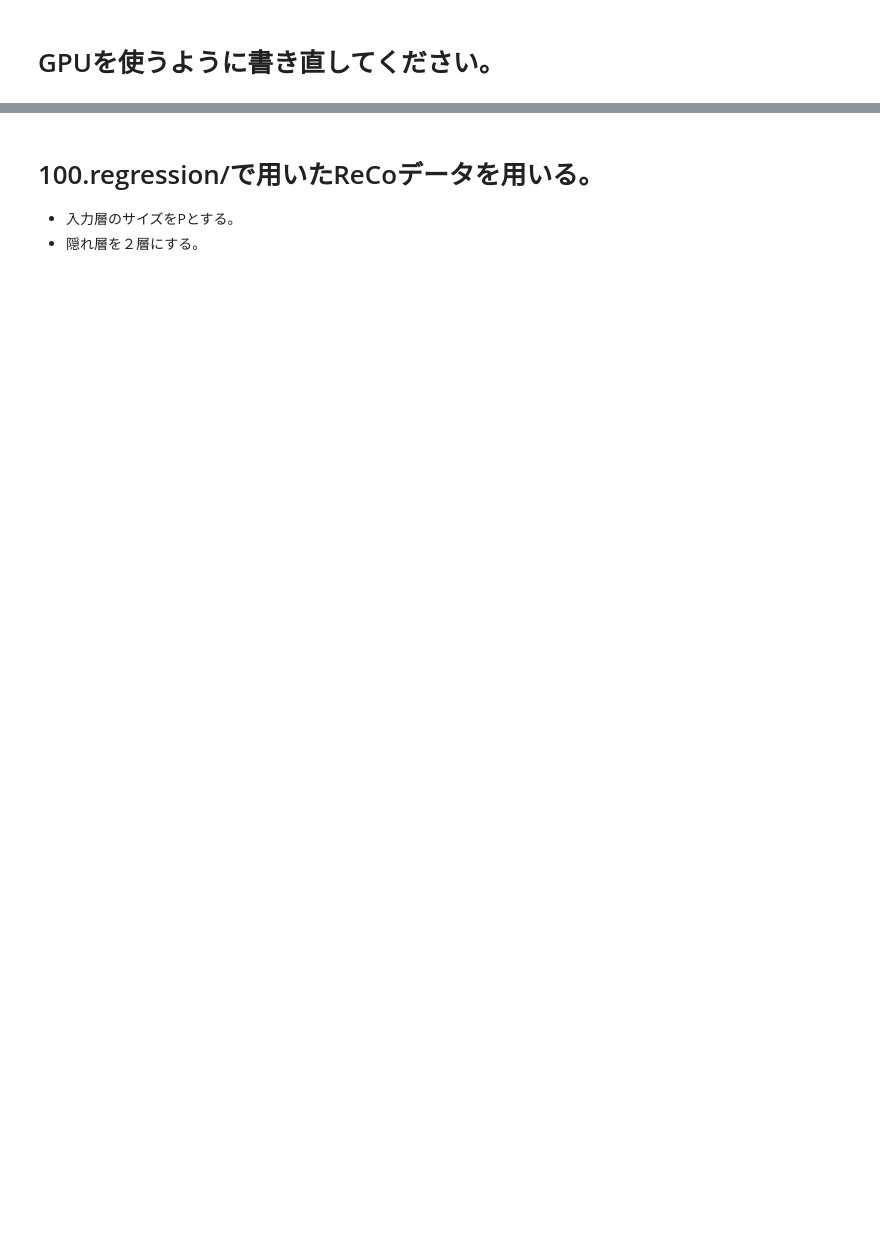
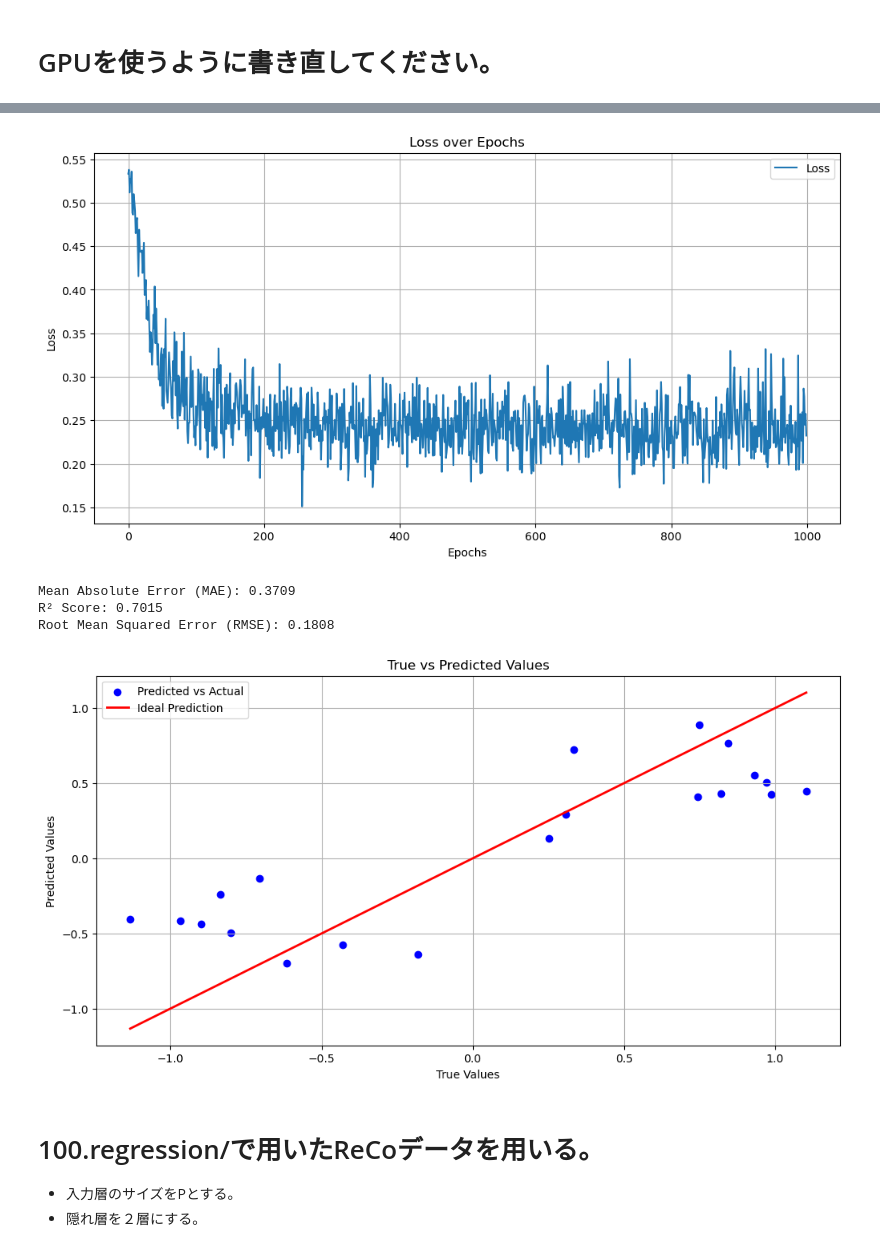
Before and after one commit to nim-hrkn/python_mi_seminar_2025, a Jupyter notebook: 200.NN/200.010.simple_NN.ipynb, the cells around one changed output, grey strips where cells are left out. Saved outputs shown, nothing was run; the diff lists cells and outputs as text; code cells hidden in the pictures; blank space fills up the shorter version.

```diff
--- a/200.NN/200.010.simple_NN.ipynb
+++ b/200.NN/200.010.simple_NN.ipynb
@@ -532,7 +609,8 @@ plt.show()
 # 評価指標の計算
 mae = mean_absolute_error(y_test.cpu().numpy(), y_pred)
 r2 = r2_score(y_test.cpu().numpy(), y_pred)
-rmse = mean_squared_error(y_test.cpu().numpy(), y_pred, squared=False)
+# rmse = mean_squared_error(y_test.cpu().numpy(), y_pred, squared=False)
+rmse = mean_squared_error(y_test.cpu().numpy(), y_pred)
 
 print(f'Mean Absolute Error (MAE): {mae:.4f}')
 print(f'R² Score: {r2:.4f}')
@@ -550,3 +628,4 @@ plt.ylabel('Predicted Values')
 plt.legend()
 plt.grid()
 plt.show()
+# %% [output]
@@ -553,3 +642,8 @@ plt.show()
+[figure, added]
+Mean Absolute Error (MAE): 0.3709
+R² Score: 0.7015
+Root Mean Squared Error (RMSE): 0.1808
+[figure, added]
 # %% [markdown]
 # 100.regression/で用いたReCoデータを用いる。
 
```
Also changed, not shown: parts of 9 cells of this notebook, 7 other files.
